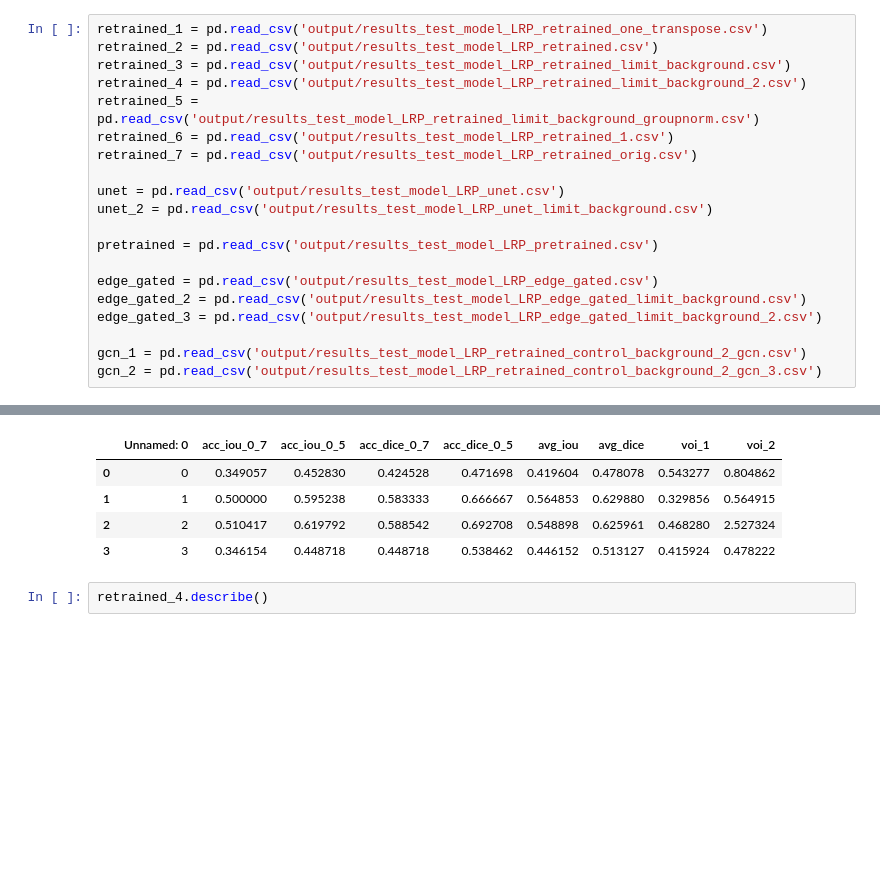
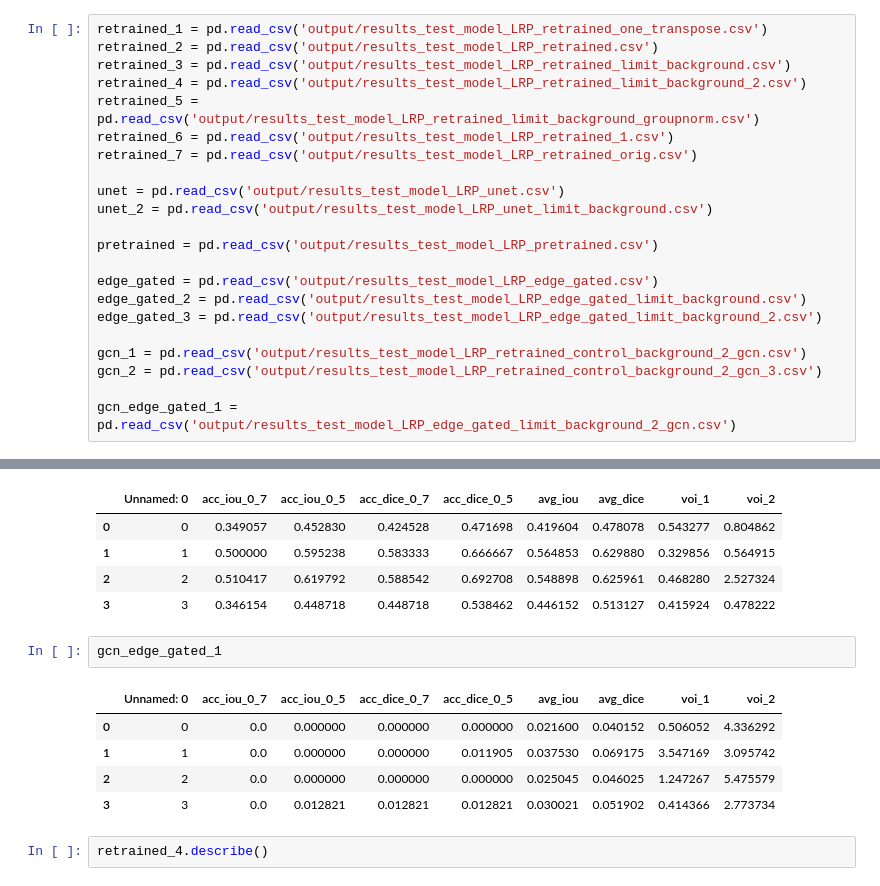
Before and after one commit to theGindar/3DCellSegMasterThesis, a Jupyter notebook: auswertung_LRP.ipynb, the cells around one changed output, grey strips where cells are left out. Cells and saved outputs as stored; diff of their text form; blank space fills up the shorter version.

```diff
--- a/auswertung_LRP.ipynb
+++ b/auswertung_LRP.ipynb
@@ -22,6 +22,8 @@ edge_gated_3 = pd.read_csv('output/results_test_model_LRP_edge_gated_limit_backg
 
 gcn_1 = pd.read_csv('output/results_test_model_LRP_retrained_control_background_2_gcn.csv')
 gcn_2 = pd.read_csv('output/results_test_model_LRP_retrained_control_background_2_gcn_3.csv')
+
+gcn_edge_gated_1 = pd.read_csv('output/results_test_model_LRP_edge_gated_limit_background_2_gcn.csv')
 # %%
 retrained_4
 # %% [output]
@@ -50,6 +52,14 @@ gcn_1
 | 1 | 1 | 0.500000 | 0.595238 | 0.583333 | 0.666667 | 0.564853 | 0.629880 | 0.329856 | 0.564915 |
 | 2 | 2 | 0.510417 | 0.619792 | 0.588542 | 0.692708 | 0.548898 | 0.625961 | 0.468280 | 2.527324 |
 | 3 | 3 | 0.346154 | 0.448718 | 0.448718 | 0.538462 | 0.446152 | 0.513127 | 0.415924 | 0.478222 |
+# %%
+gcn_edge_gated_1
+# %% [output]
+|  | Unnamed: 0 | acc_iou_0_7 | acc_iou_0_5 | acc_dice_0_7 | acc_dice_0_5 | avg_iou | avg_dice | voi_1 | voi_2 |
+| 0 | 0 | 0.0 | 0.000000 | 0.000000 | 0.000000 | 0.021600 | 0.040152 | 0.506052 | 4.336292 |
+| 1 | 1 | 0.0 | 0.000000 | 0.000000 | 0.011905 | 0.037530 | 0.069175 | 3.547169 | 3.095742 |
+| 2 | 2 | 0.0 | 0.000000 | 0.000000 | 0.000000 | 0.025045 | 0.046025 | 1.247267 | 5.475579 |
+| 3 | 3 | 0.0 | 0.012821 | 0.012821 | 0.012821 | 0.030021 | 0.051902 | 0.414366 | 2.773734 |
 # %%
 retrained_4.describe()
 # %% [output]
```
Also changed, not shown: 2 other files.
